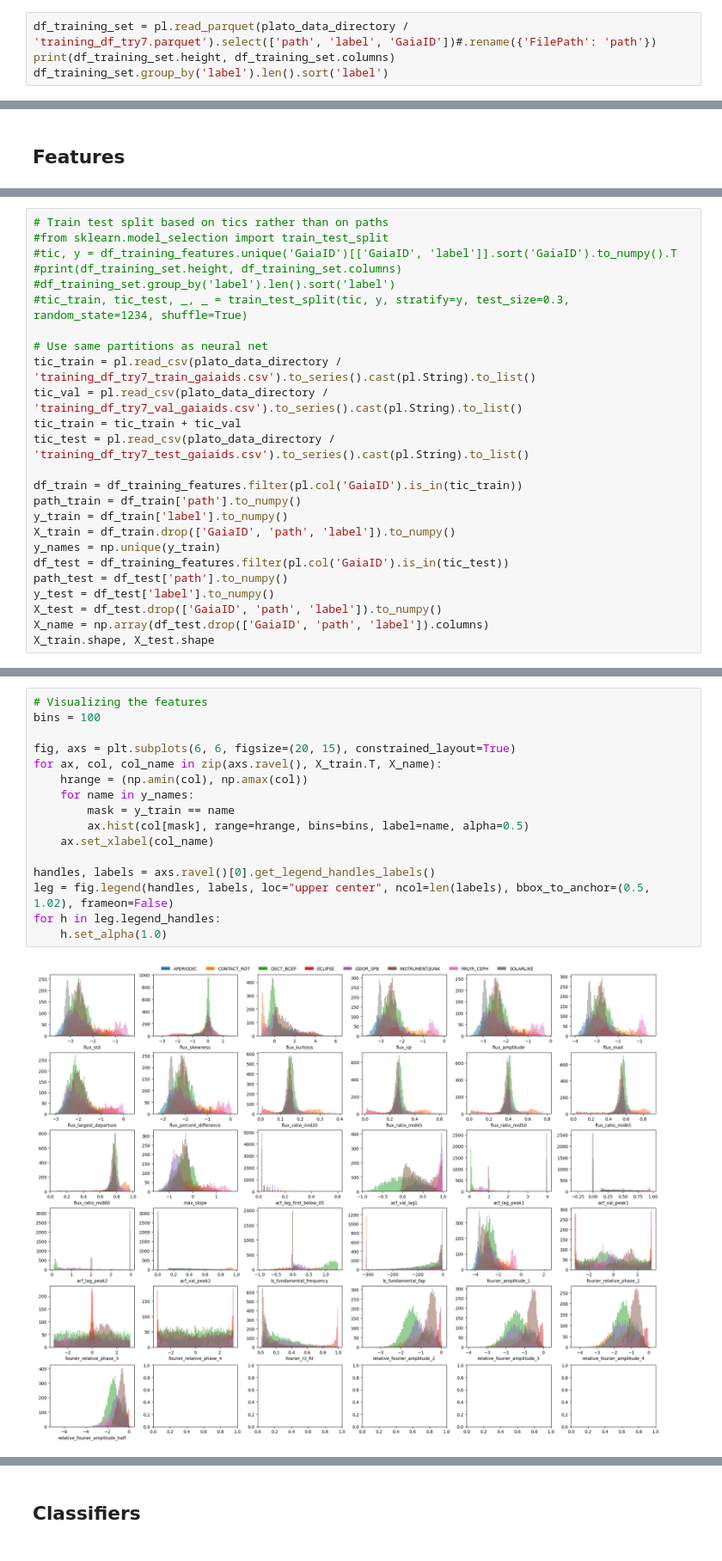
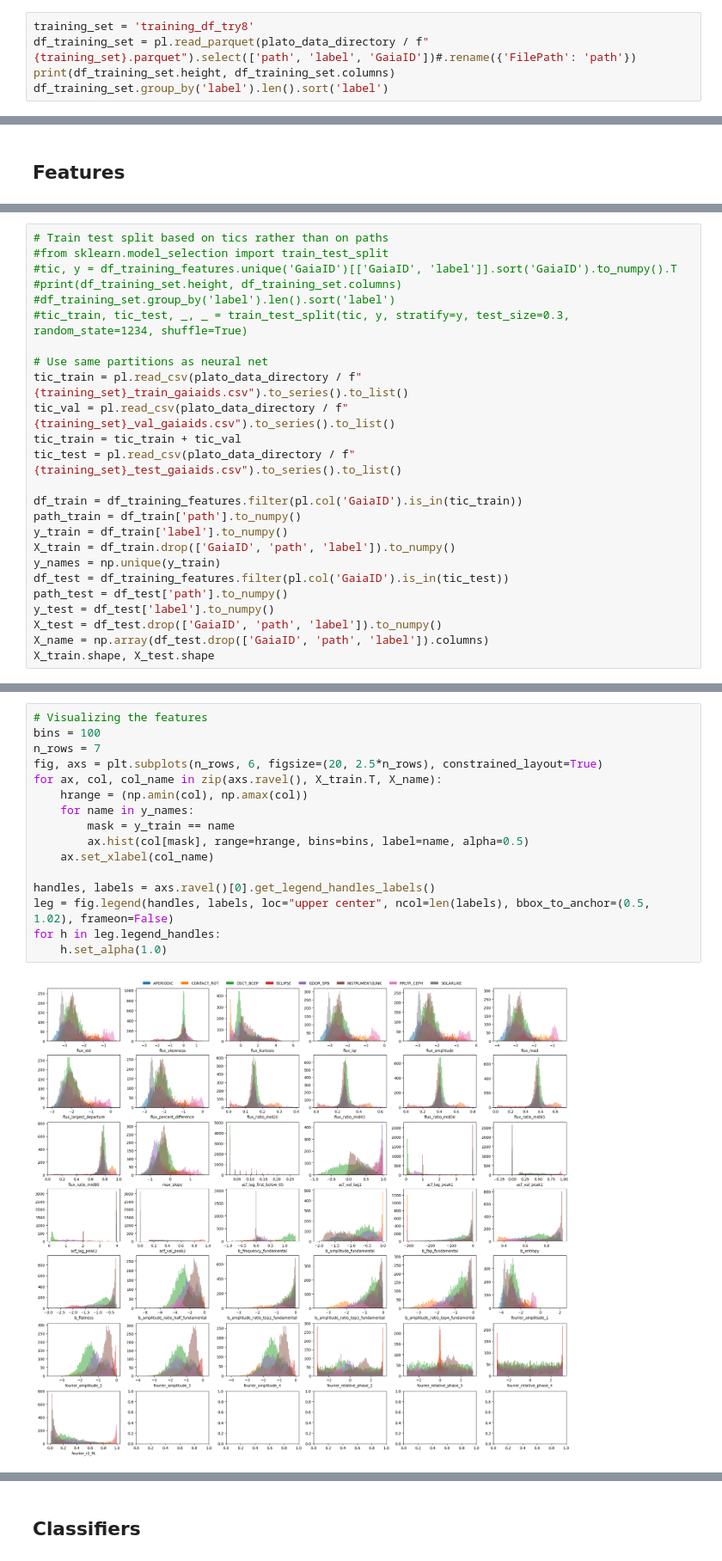
Before and after one commit to IvS-Asteroseismology/plato_classification_features, a Jupyter notebook: notebooks/model_training.ipynb, the cells around one changed output, grey strips where cells are left out. Shown at 86% size. Drawn from its saved outputs; the diff is of its cells as text.

```diff
--- a/notebooks/model_training.ipynb
+++ b/notebooks/model_training.ipynb
@@ -83,5 +23,6 @@ df_training_set.join(df_neg_flux_count, on='path').filter(
 # %%
-df_training_set = pl.read_parquet(plato_data_directory / 'training_df_try7.parquet').select(['path', 'label', 'GaiaID'])#.rename({'FilePath': 'path'})
+training_set = 'training_df_try8'
+df_training_set = pl.read_parquet(plato_data_directory / f"{training_set}.parquet").select(['path', 'label', 'GaiaID'])#.rename({'FilePath': 'path'})
 print(df_training_set.height, df_training_set.columns)
 df_training_set.group_by('label').len().sort('label')
 # %% [output]
@@ -166,10 +113,10 @@ shape: (8, 32)
 #tic_train, tic_test, _, _ = train_test_split(tic, y, stratify=y, test_size=0.3, random_state=1234, shuffle=True)
 
 # Use same partitions as neural net
-tic_train = pl.read_csv(plato_data_directory / 'training_df_try7_train_gaiaids.csv').to_series().cast(pl.String).to_list()
-tic_val = pl.read_csv(plato_data_directory / 'training_df_try7_val_gaiaids.csv').to_series().cast(pl.String).to_list()
+tic_train = pl.read_csv(plato_data_directory / f"{training_set}_train_gaiaids.csv").to_series().to_list()
+tic_val = pl.read_csv(plato_data_directory / f"{training_set}_val_gaiaids.csv").to_series().to_list()
 tic_train = tic_train + tic_val
-tic_test = pl.read_csv(plato_data_directory / 'training_df_try7_test_gaiaids.csv').to_series().cast(pl.String).to_list()
+tic_test = pl.read_csv(plato_data_directory / f"{training_set}_test_gaiaids.csv").to_series().to_list()
 
 df_train = df_training_features.filter(pl.col('GaiaID').is_in(tic_train))
 path_train = df_train['path'].to_numpy()
@@ -187,21 +134,21 @@ X_train.shape, X_test.shape
 # %%
 # Visualizing the features
 bins = 100
-
-fig, axs = plt.subplots(6, 6, figsize=(20, 15), constrained_layout=True)
+n_rows = 7
+fig, axs = plt.subplots(n_rows, 6, figsize=(20, 2.5*n_rows), constrained_layout=True)
 for ax, col, col_name in zip(axs.ravel(), X_train.T, X_name):
     hrange = (np.amin(col), np.amax(col))
     for name in y_names:
         mask = y_train == name
         ax.hist(col[mask], range=hrange, bins=bins, label=name, alpha=0.5)
     ax.set_xlabel(col_name)
 
 handles, labels = axs.ravel()[0].get_legend_handles_labels()
 leg = fig.legend(handles, labels, loc="upper center", ncol=len(labels), bbox_to_anchor=(0.5, 1.02), frameon=False)
 for h in leg.legend_handles:
     h.set_alpha(1.0)
 # %% [output]
-[figure, old version]
+[figure, new version]
 # %%
 import numpy as np
 from scipy.cluster.hierarchy import linkage, fcluster
```
Also changed, not shown: parts of 62 cells of this notebook, 6 other files.
